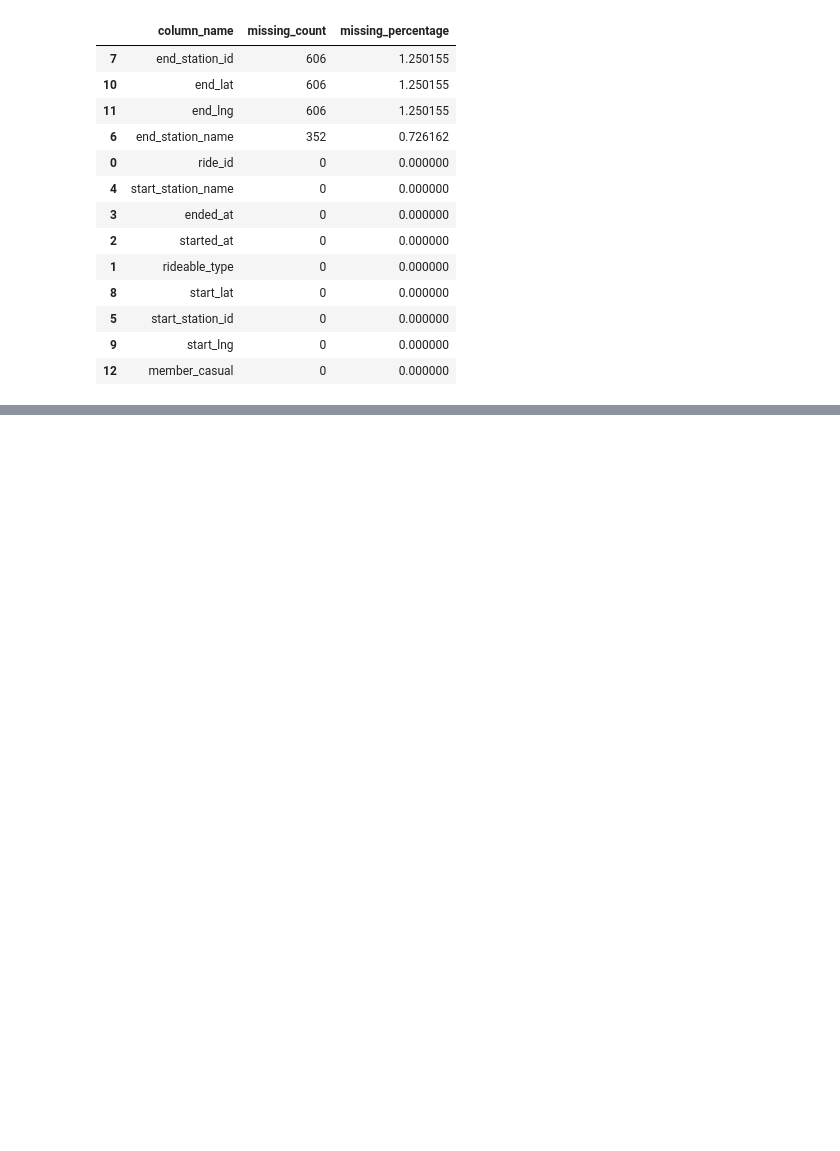
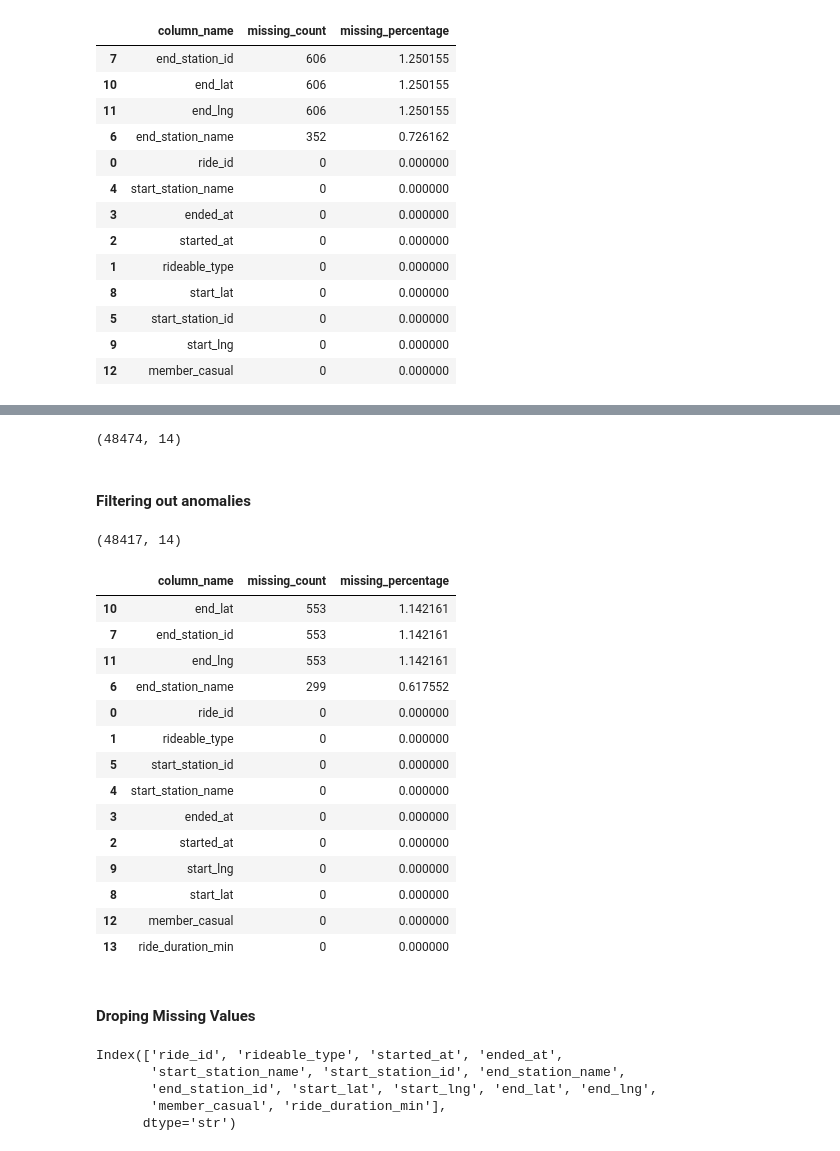
Before and after one commit to StellaMalakyan/citibike_analysis, a Jupyter notebook: notebooks/2_Data_Enrichment.ipynb, the cells around one changed output, grey strips where cells are left out. Cells and saved outputs as stored; diff of their text form; code cells hidden in the pictures; blank space fills up the shorter version.

```diff
--- a/notebooks/2_Data_Enrichment.ipynb
+++ b/notebooks/2_Data_Enrichment.ipynb
@@ -56,0 +82,2 @@ missing_values
+# %%
+citibike_df['ride_duration_min'] = (citibike_df["ended_at"] - citibike_df["started_at"]).dt.total_seconds()/60
@@ -56,0 +93,50 @@ missing_values
+# %%
+citibike_df.shape
+# %% [output]
+(48474, 14)
+# %% [markdown]
+#### Filtering out anomalies
+# %%
+citibike_df = citibike_df[
+    (citibike_df['ride_duration_min']>1) & (citibike_df['ride_duration_min']<24*60)
+]
+
+citibike_df.shape
+# %% [output]
+(48417, 14)
+# %%
+missing_values = citibike_df.isnull().sum().reset_index()
+
+missing_values.columns = ['column_name', 'missing_count']
+
+missing_values["missing_percentage"] = (missing_values["missing_count"] / len(citibike_df)) * 100
+
+missing_values.sort_values(by="missing_percentage", ascending=False, inplace=True)
+
+missing_values
+# %% [output]
+|  | column_name | missing_count | missing_percentage |
+| 10 | end_lat | 553 | 1.142161 |
+| 7 | end_station_id | 553 | 1.142161 |
+| 11 | end_lng | 553 | 1.142161 |
+| 6 | end_station_name | 299 | 0.617552 |
+| 0 | ride_id | 0 | 0.000000 |
+| 1 | rideable_type | 0 | 0.000000 |
+| 5 | start_station_id | 0 | 0.000000 |
+| 4 | start_station_name | 0 | 0.000000 |
+| 3 | ended_at | 0 | 0.000000 |
+| 2 | started_at | 0 | 0.000000 |
+| 9 | start_lng | 0 | 0.000000 |
+| 8 | start_lat | 0 | 0.000000 |
+| 12 | member_casual | 0 | 0.000000 |
+| 13 | ride_duration_min | 0 | 0.000000 |
+# %% [markdown]
+#### Droping Missing Values
+# %%
+citibike_df.columns
+# %% [output]
+Index(['ride_id', 'rideable_type', 'started_at', 'ended_at',
+       'start_station_name', 'start_station_id', 'end_station_name',
+       'end_station_id', 'start_lat', 'start_lng', 'end_lat', 'end_lng',
+       'member_casual', 'ride_duration_min'],
+      dtype='str')
```
Also changed, not shown: parts of 13 cells of this notebook, 1 other file.
